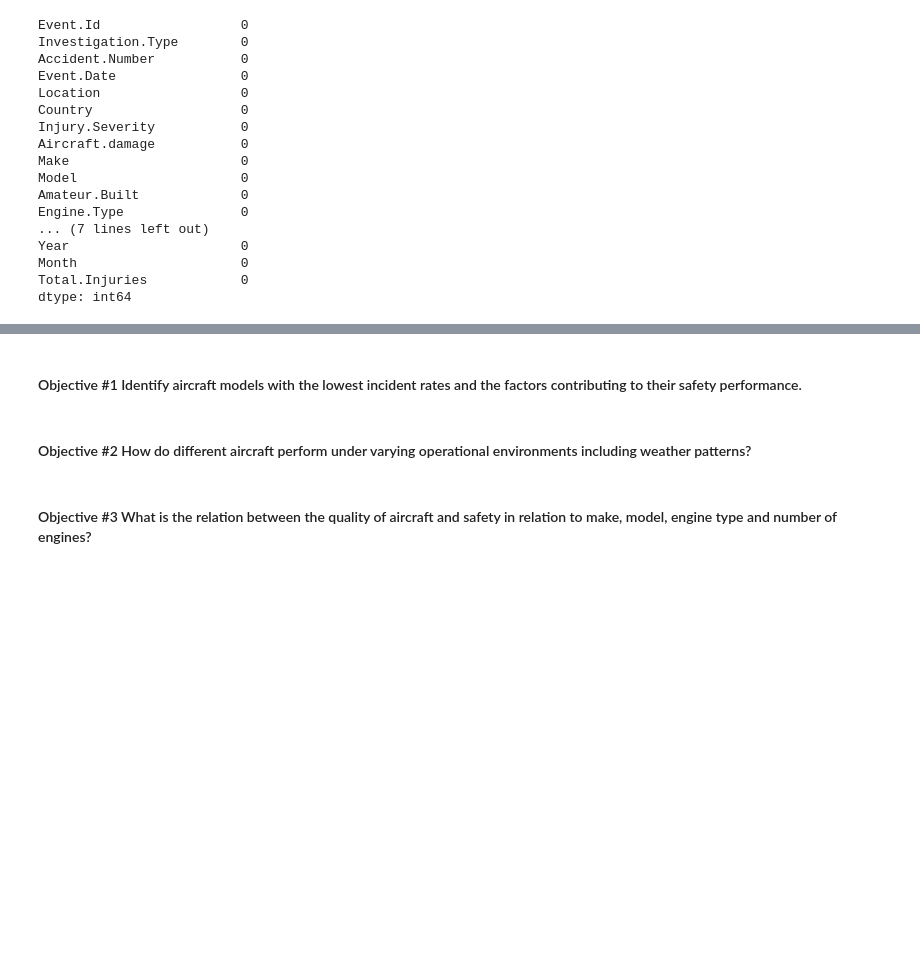
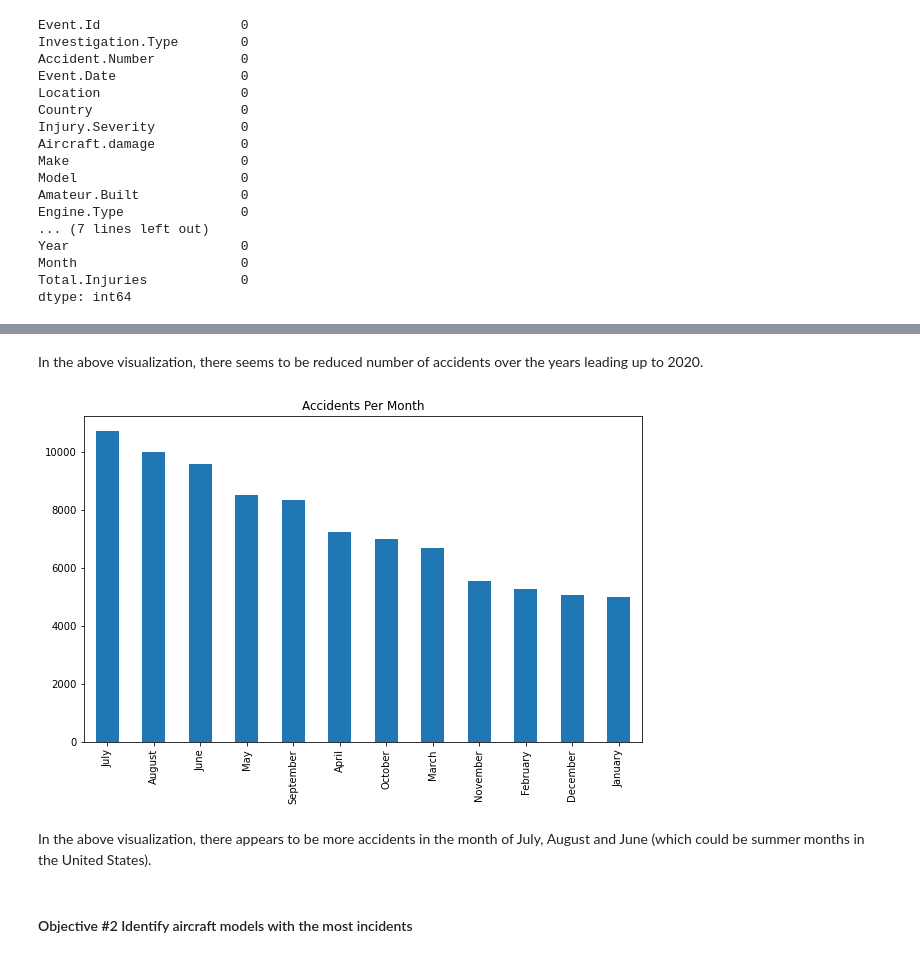
Before and after one commit to billysambasi/phase_1_project, a Jupyter notebook: index.ipynb, the cells around one changed output, grey strips where cells are left out. Cells and saved outputs as stored; diff of their text form; code cells hidden in the pictures; blank space fills up the shorter version.

```diff
--- a/index.ipynb
+++ b/index.ipynb
@@ -314,6 +373,11 @@ dtype: int64
+# %% [markdown]
+In the above visualization, there seems to be reduced number of accidents over the years leading up to 2020.
+# %%
+accidents_per_month = aviation_df['Month'].value_counts()
+accidents_per_month.plot(kind='bar', figsize=(10, 6), title='Accidents Per Month');
+# %% [output]
+[figure, added]
+# %% [markdown]
+In the above visualization, there appears to be more accidents in the month of July, August and June (which could be summer months in the United States).
 # %% [markdown]
-#### Objective #1 Identify aircraft models with the lowest incident rates and the factors contributing to their safety performance.
+#### Objective #2 Identify aircraft models with the most incidents
-# %% [markdown]
-#### Objective #2 How do different aircraft perform under varying operational environments including weather patterns?
-# %% [markdown]
-#### Objective #3 What is the relation between the quality of aircraft and safety in relation to make, model, engine type and number of engines?
```
Also changed, not shown: parts of 25 cells of this notebook.
